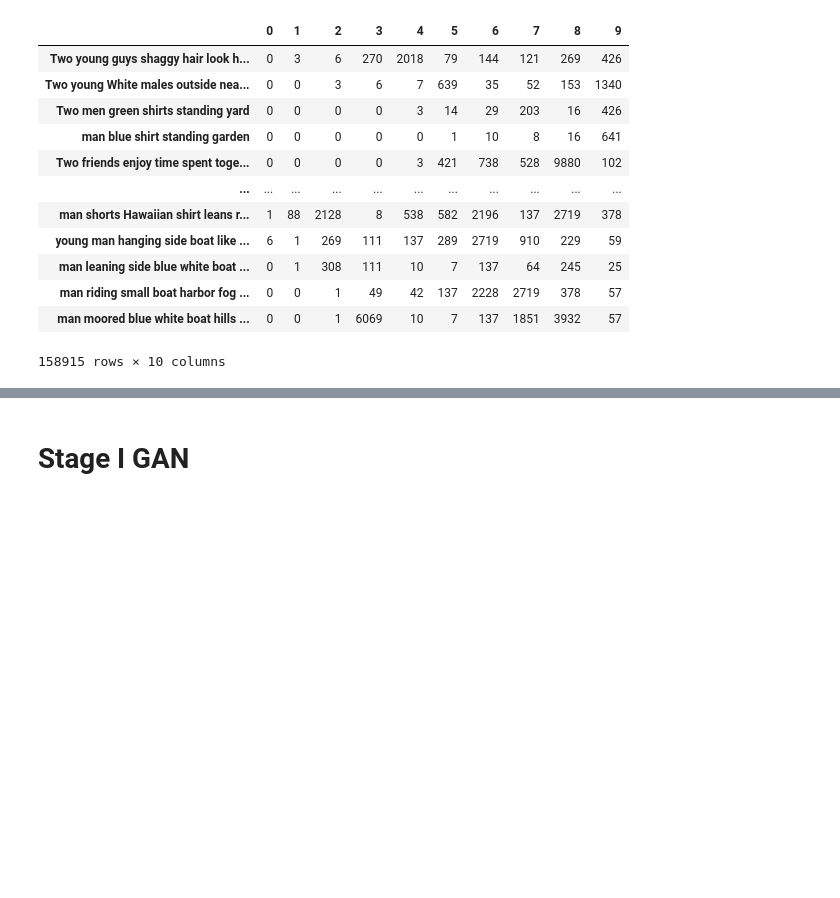
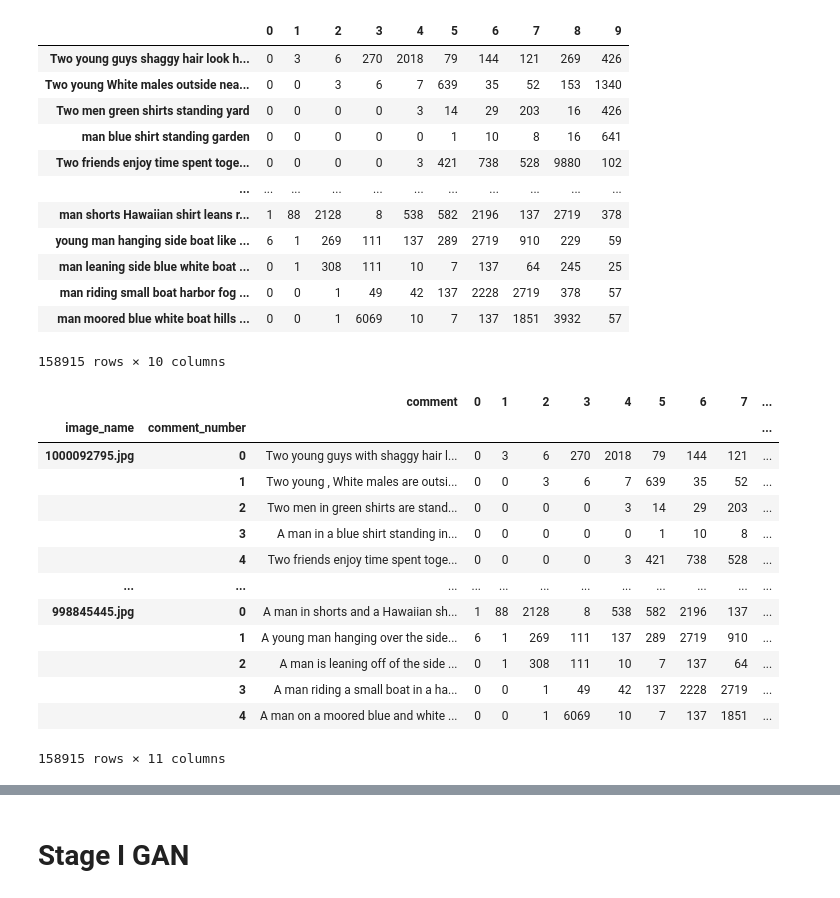
Before and after one commit to BDouchet/Gan_flickr30k, a Jupyter notebook: Projet.ipynb, the cells around one changed output, grey strips where cells are left out. Saved outputs shown, nothing was run; the diff lists cells and outputs as text; code cells hidden in the pictures; blank space fills up the shorter version.

```diff
--- a/Projet.ipynb
+++ b/Projet.ipynb
@@ -103,7 +100,7 @@ def read_image_caption(img,number):
     comment=captions.loc[img,number]['comment']
     return im, comment
 
-img, text = read_image_caption('1000092795.jpg',3)
+img, text = read_image_caption('1000092795.jpg',2)
 cv2_imshow(img)
 print(text)
 img.shape
@@ -218,6 +196,26 @@ pd.DataFrame(data,index=texts)
 | man riding small boat harbor fog ... | 0 | 0 | 1 | 49 | 42 | 137 | 2228 | 2719 | 378 | 57 |
 | man moored blue white boat hills ... | 0 | 0 | 1 | 6069 | 10 | 7 | 137 | 1851 | 3932 | 57 |
 158915 rows × 10 columns
+# %%
+dataset=pd.concat([df,pd.DataFrame(data)],axis=1)
+dataset['comment_number']=pd.to_numeric(dataset['comment_number'])
+dataset=dataset.set_index(['image_name','comment_number'])
+dataset
+# %% [output]
+|  |  | comment | 0 | 1 | 2 | 3 | 4 | 5 | 6 | 7 | ... |
+| image_name | comment_number |  |  |  |  |  |  |  |  |  | ... |
+| 1000092795.jpg | 0 | Two young guys with shaggy hair l... | 0 | 3 | 6 | 270 | 2018 | 79 | 144 | 121 | ... |
+|  | 1 | Two young , White males are outsi... | 0 | 0 | 3 | 6 | 7 | 639 | 35 | 52 | ... |
+|  | 2 | Two men in green shirts are stand... | 0 | 0 | 0 | 0 | 3 | 14 | 29 | 203 | ... |
+|  | 3 | A man in a blue shirt standing in... | 0 | 0 | 0 | 0 | 0 | 1 | 10 | 8 | ... |
+|  | 4 | Two friends enjoy time spent toge... | 0 | 0 | 0 | 0 | 3 | 421 | 738 | 528 | ... |
+| ... | ... | ... | ... | ... | ... | ... | ... | ... | ... | ... | ... |
+| 998845445.jpg | 0 | A man in shorts and a Hawaiian sh... | 1 | 88 | 2128 | 8 | 538 | 582 | 2196 | 137 | ... |
+|  | 1 | A young man hanging over the side... | 6 | 1 | 269 | 111 | 137 | 289 | 2719 | 910 | ... |
+|  | 2 | A man is leaning off of the side ... | 0 | 1 | 308 | 111 | 10 | 7 | 137 | 64 | ... |
+|  | 3 | A man riding a small boat in a ha... | 0 | 0 | 1 | 49 | 42 | 137 | 2228 | 2719 | ... |
+|  | 4 | A man on a moored blue and white ... | 0 | 0 | 1 | 6069 | 10 | 7 | 137 | 1851 | ... |
+158915 rows × 11 columns
 # %%
 weights=embedding_matrix.iloc[:,1:].to_numpy()
 weights
```
Also changed, not shown: parts of 17 cells of this notebook.
